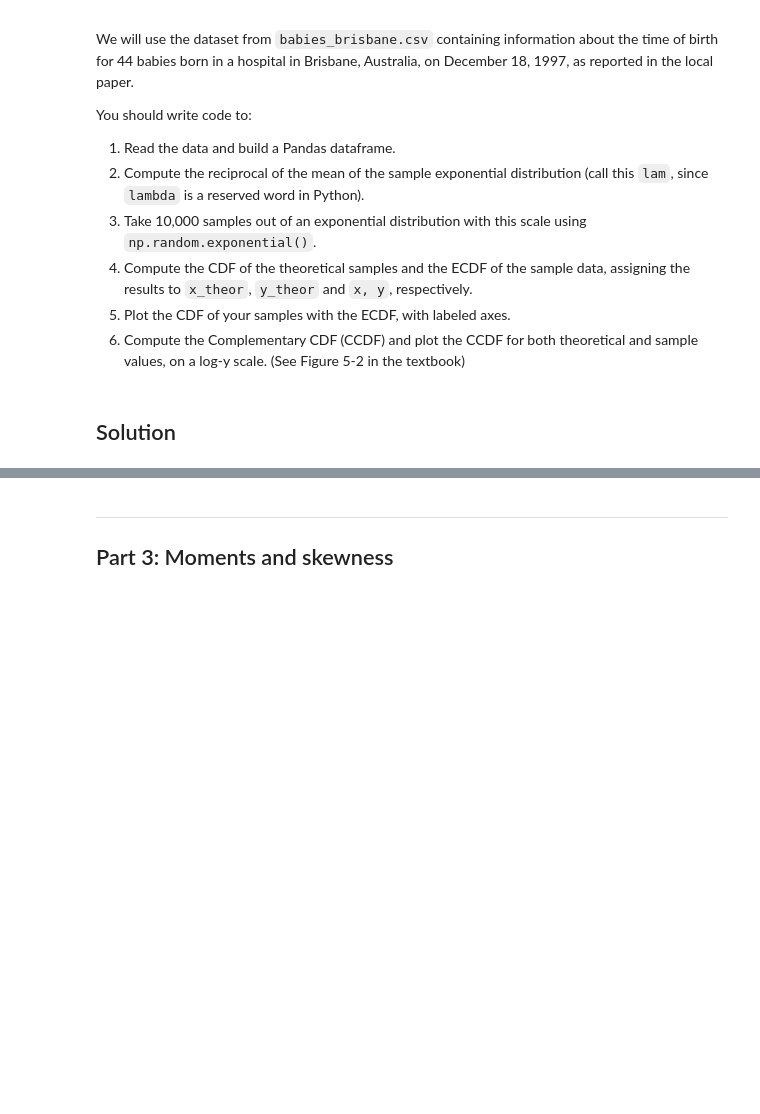
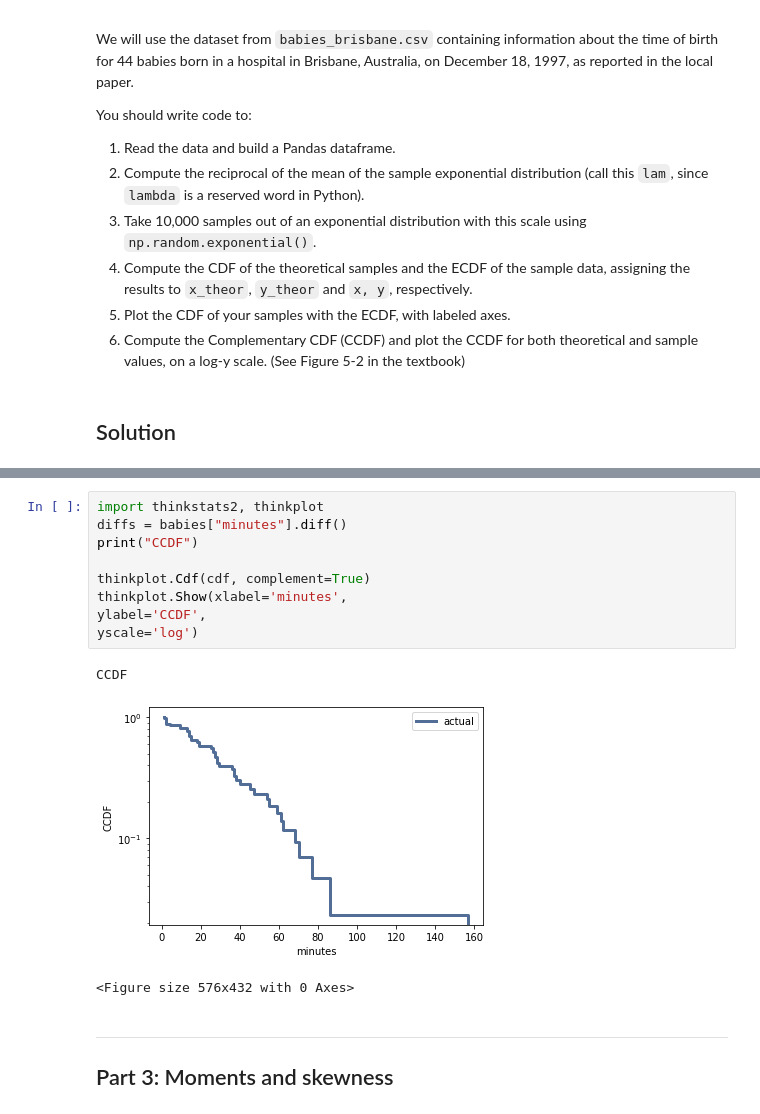
Before and after one commit to AdamCorbinFAUPhD/CAP5768-Intro-to-Data-Science, a Jupyter notebook: assignment_4/CAP5768_Assignment4_Corbin.ipynb, the cells around one changed output, grey strips where cells are left out. Drawn from its saved outputs; the diff is of its cells as text; blank space fills up the shorter version.

```diff
--- a/assignment_4/CAP5768_Assignment4_Corbin.ipynb
+++ b/assignment_4/CAP5768_Assignment4_Corbin.ipynb
@@ -275,3 +323,16 @@ You should write code to:
+# %%
+import thinkstats2, thinkplot
+diffs = babies["minutes"].diff()
+print("CCDF")
+
+thinkplot.Cdf(cdf, complement=True)
+thinkplot.Show(xlabel='minutes',
+ylabel='CCDF',
+yscale='log')
+# %% [output]
+CCDF
+[figure, added]
+<Figure size 576x432 with 0 Axes>
 # %% [markdown]
 -------------------
 ## Part 3: Moments and skewness
```
Also changed, not shown: parts of 24 cells of this notebook, 2 other files.
